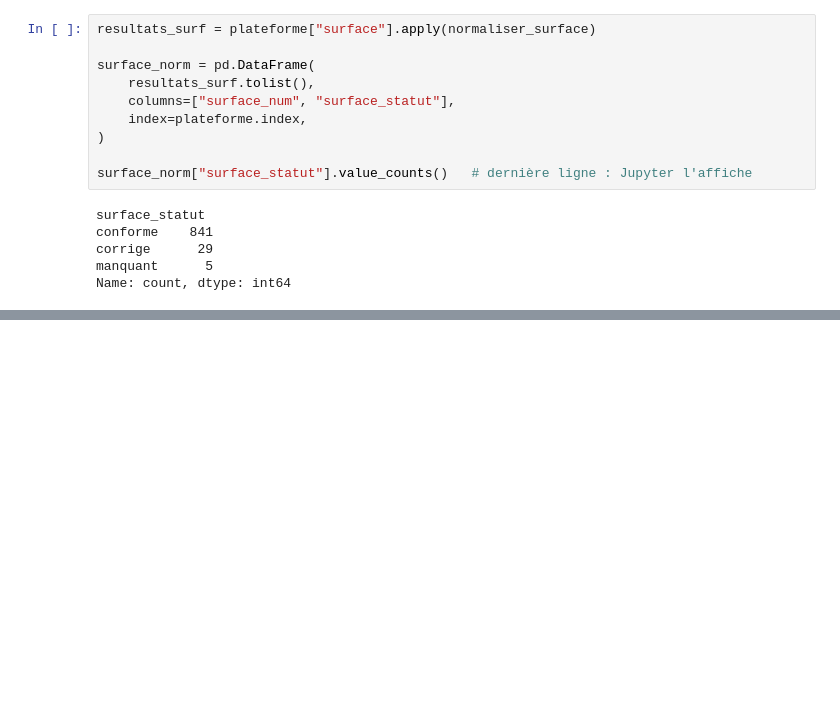
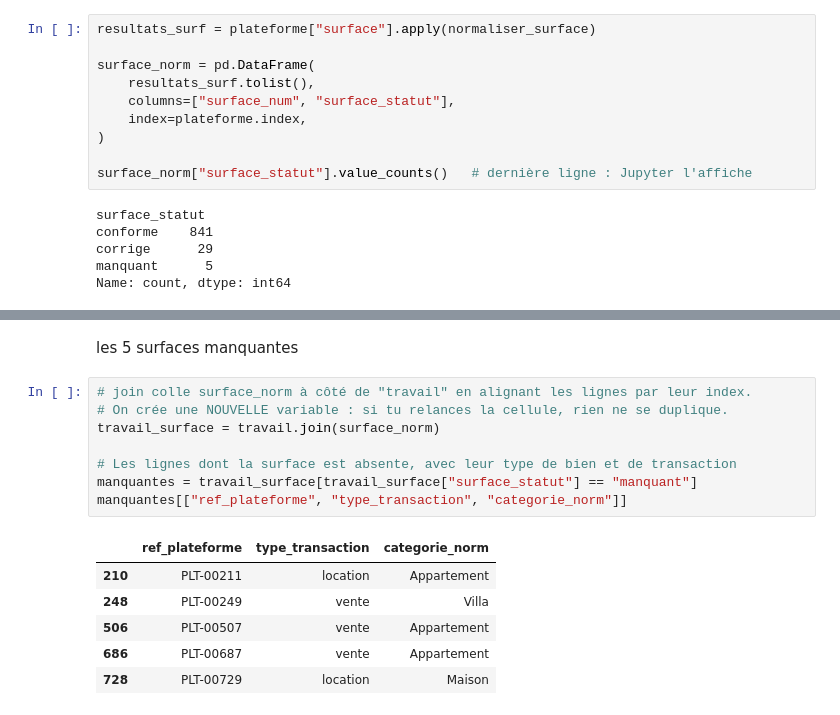
Before and after one commit to moussambkdiaby/immo-analyse, a Jupyter notebook: notebooks/00_profilage.ipynb, the cells around one changed output, grey strips where cells are left out. Saved outputs shown, nothing was run; the diff lists cells and outputs as text; blank space fills up the shorter version.

```diff
--- a/notebooks/00_profilage.ipynb
+++ b/notebooks/00_profilage.ipynb
@@ -727,0 +744,17 @@ Name: count, dtype: int64
+# %% [markdown]
+les 5 surfaces manquantes
+# %%
+# join colle surface_norm à côté de "travail" en alignant les lignes par leur index.
+# On crée une NOUVELLE variable : si tu relances la cellule, rien ne se duplique.
+travail_surface = travail.join(surface_norm)
+
+# Les lignes dont la surface est absente, avec leur type de bien et de transaction
+manquantes = travail_surface[travail_surface["surface_statut"] == "manquant"]
+manquantes[["ref_plateforme", "type_transaction", "categorie_norm"]]
+# %% [output]
+|  | ref_plateforme | type_transaction | categorie_norm |
+| 210 | PLT-00211 | location | Appartement |
+| 248 | PLT-00249 | vente | Villa |
+| 506 | PLT-00507 | vente | Appartement |
+| 686 | PLT-00687 | vente | Appartement |
+| 728 | PLT-00729 | location | Maison |
```
Also changed, not shown: parts of 7 cells of this notebook.
